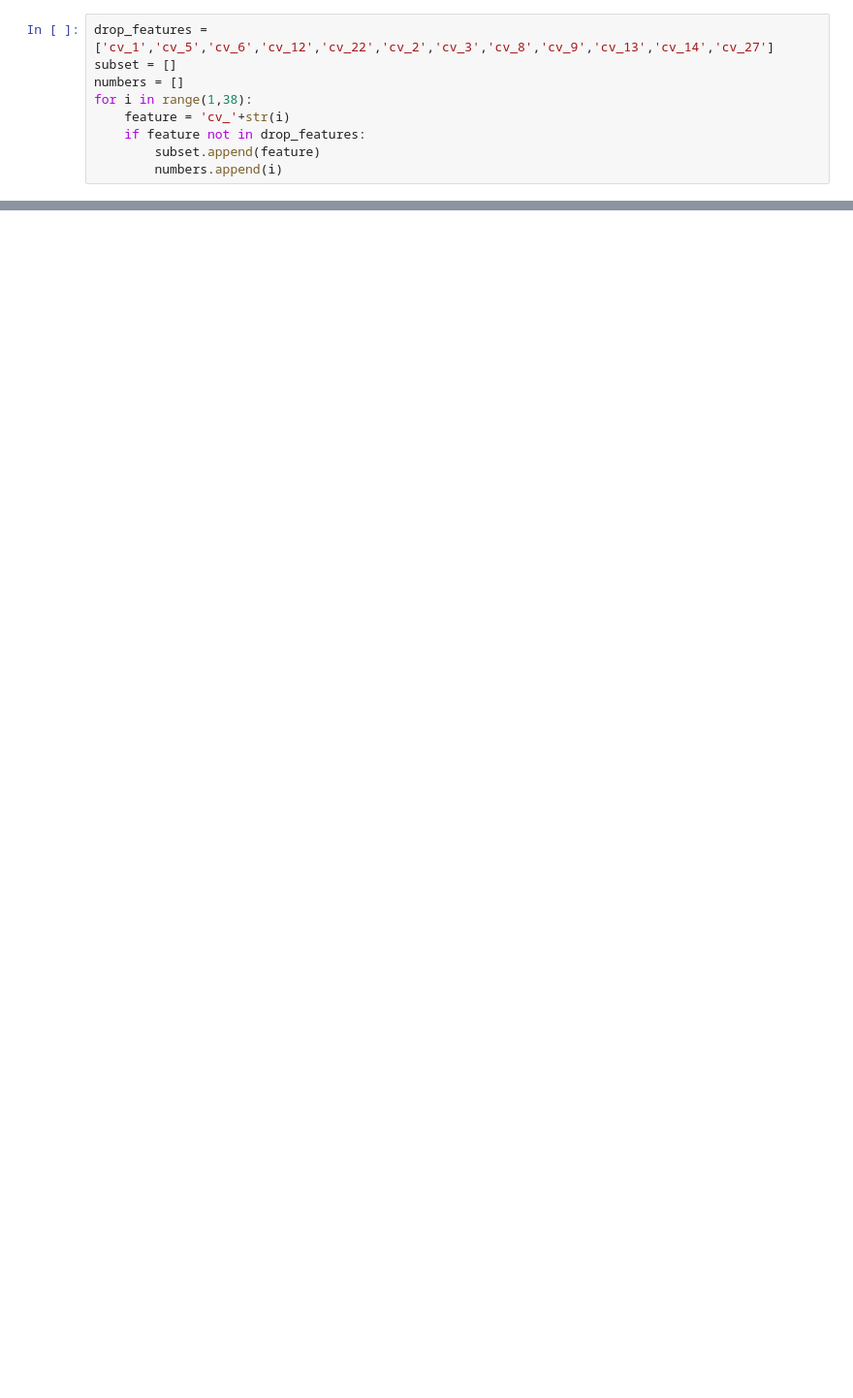
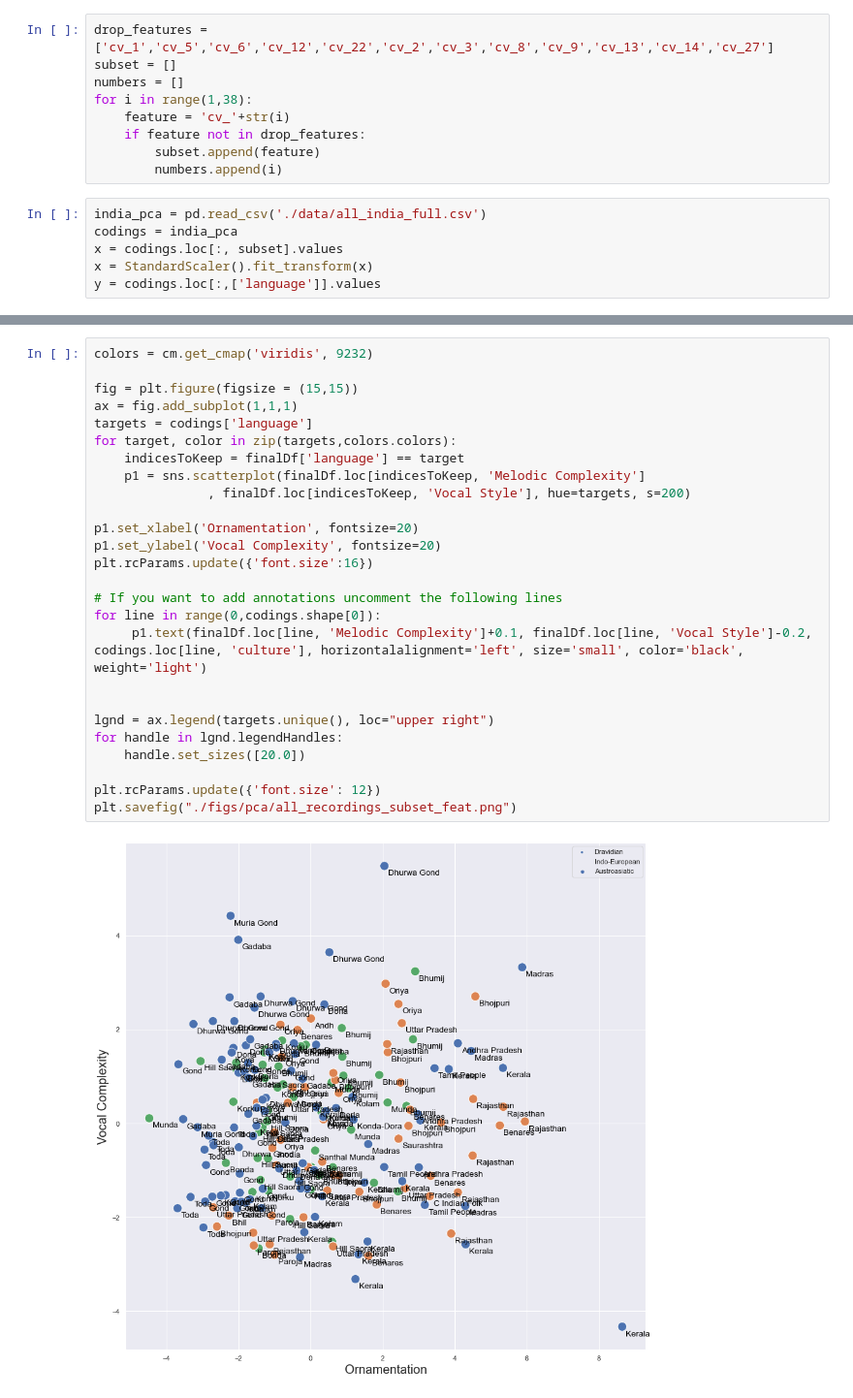
Before and after one commit to comp-music-lab/sfc-journal-2020, a Jupyter notebook: PCA.ipynb, the cells around one changed output, grey strips where cells are left out. Shown: that part at 97% size. Cells and saved outputs as stored; diff of their text form; blank space fills up the shorter version.

```diff
--- a/PCA.ipynb
+++ b/PCA.ipynb
@@ -183,3 +199,9 @@ for i in range(1,38):
     if feature not in drop_features:
         subset.append(feature)
         numbers.append(i)
+# %%
+india_pca = pd.read_csv('./data/all_india_full.csv')
+codings = india_pca
+x = codings.loc[:, subset].values
+x = StandardScaler().fit_transform(x)
+y = codings.loc[:,['language']].values
@@ -185,0 +217,28 @@ for i in range(1,38):
+# %%
+colors = cm.get_cmap('viridis', 9232)
+
+fig = plt.figure(figsize = (15,15))
+ax = fig.add_subplot(1,1,1)
+targets = codings['language']
+for target, color in zip(targets,colors.colors):
+    indicesToKeep = finalDf['language'] == target
+    p1 = sns.scatterplot(finalDf.loc[indicesToKeep, 'Melodic Complexity']
+               , finalDf.loc[indicesToKeep, 'Vocal Style'], hue=targets, s=200)
+
+p1.set_xlabel('Ornamentation', fontsize=20)
+p1.set_ylabel('Vocal Complexity', fontsize=20)
+plt.rcParams.update({'font.size':16})
+
+# If you want to add annotations uncomment the following lines
+for line in range(0,codings.shape[0]):
+     p1.text(finalDf.loc[line, 'Melodic Complexity']+0.1, finalDf.loc[line, 'Vocal Style']-0.2, codings.loc[line, 'culture'], horizontalalignment='left', size='small', color='black', weight='light')
+
+
+lgnd = ax.legend(targets.unique(), loc="upper right")
+for handle in lgnd.legendHandles:
+    handle.set_sizes([20.0])
+
+plt.rcParams.update({'font.size': 12})
+plt.savefig("./figs/pca/all_recordings_subset_feat.png")
+# %% [output]
+[figure, added]
```
Also changed, not shown: parts of 52 cells of this notebook, 23 other files.
